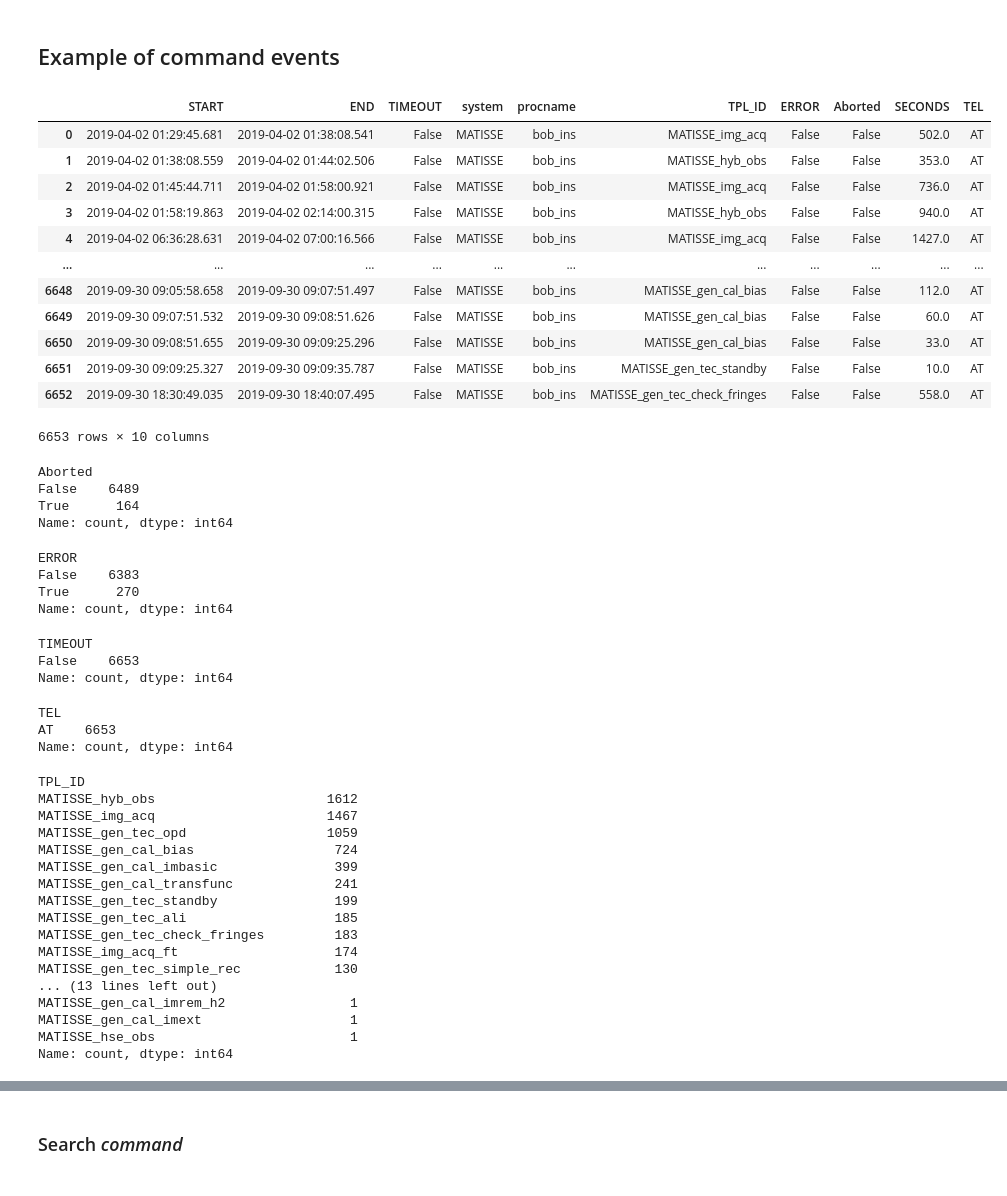
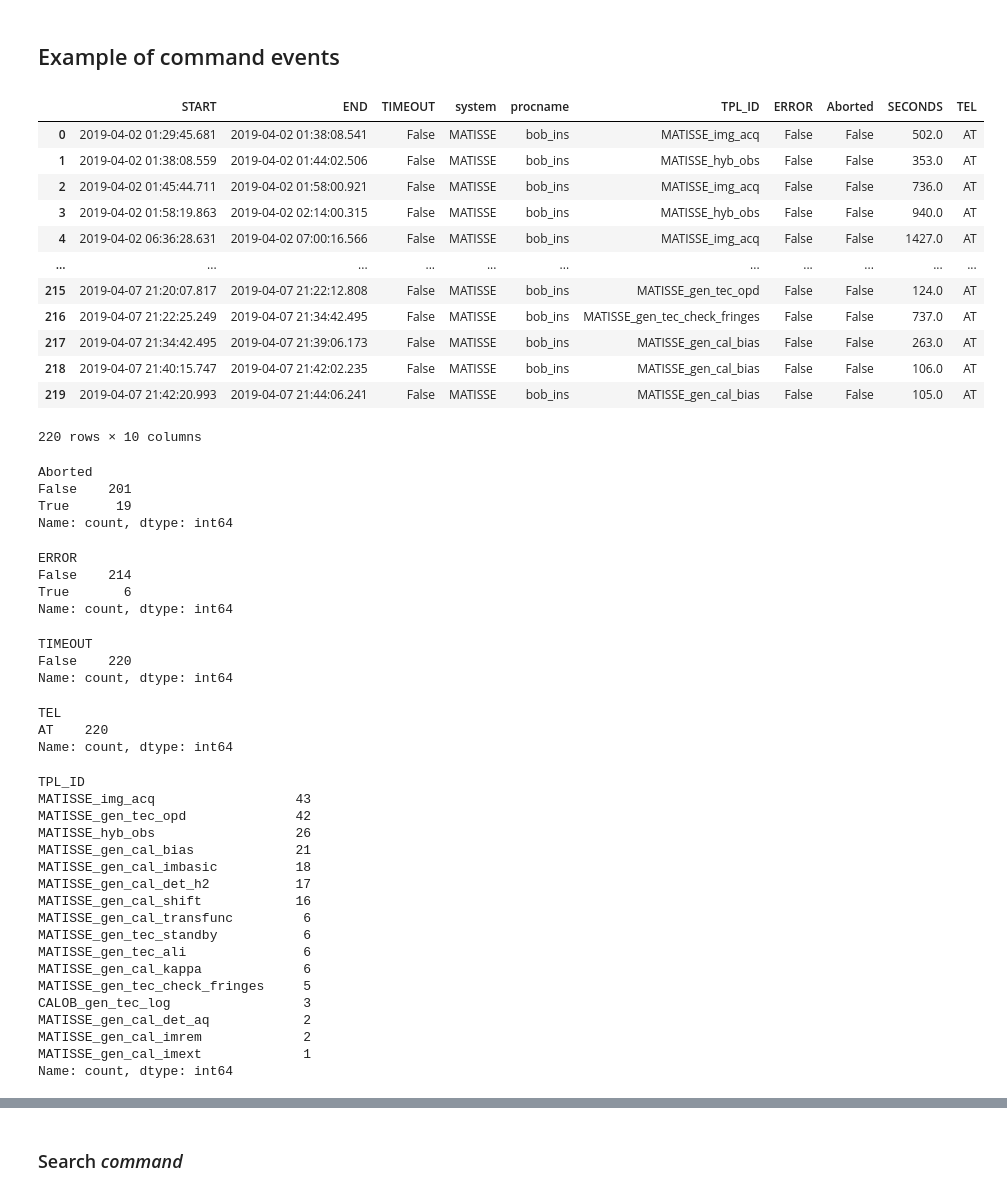
Before and after one commit to paranal-sw/collaborations-UFRO-2024-2s, a Jupyter notebook: 1-command-visualization/task_description.ipynb, the cells around one changed output, grey strips where cells are left out. Saved outputs shown, nothing was run; the diff lists cells and outputs as text; code cells hidden in the pictures.

```diff
--- a/1-command-visualization/task_description.ipynb
+++ b/1-command-visualization/task_description.ipynb
@@ -79,66 +79,67 @@ def load_meta(INSTRUMENT, RANGE):
 # %% [markdown]
 ## Example of command events
 # %%
-df_meta = load_meta("MATISSE", "6m")
+df_meta = load_meta("MATISSE", "1w")
 df_meta
 # %% [output]
 |  | START | END | TIMEOUT | system | procname | TPL_ID | ERROR | Aborted | SECONDS | TEL |
 | 0 | 2019-04-02 01:29:45.681 | 2019-04-02 01:38:08.541 | False | MATISSE | bob_ins | MATISSE_img_acq | False | False | 502.0 | AT |
 | 1 | 2019-04-02 01:38:08.559 | 2019-04-02 01:44:02.506 | False | MATISSE | bob_ins | MATISSE_hyb_obs | False | False | 353.0 | AT |
 | 2 | 2019-04-02 01:45:44.711 | 2019-04-02 01:58:00.921 | False | MATISSE | bob_ins | MATISSE_img_acq | False | False | 736.0 | AT |
 | 3 | 2019-04-02 01:58:19.863 | 2019-04-02 02:14:00.315 | False | MATISSE | bob_ins | MATISSE_hyb_obs | False | False | 940.0 | AT |
 | 4 | 2019-04-02 06:36:28.631 | 2019-04-02 07:00:16.566 | False | MATISSE | bob_ins | MATISSE_img_acq | False | False | 1427.0 | AT |
 | ... | ... | ... | ... | ... | ... | ... | ... | ... | ... | ... |
-| 6648 | 2019-09-30 09:05:58.658 | 2019-09-30 09:07:51.497 | False | MATISSE | bob_ins | MATISSE_gen_cal_bias | False | False | 112.0 | AT |
-| 6649 | 2019-09-30 09:07:51.532 | 2019-09-30 09:08:51.626 | False | MATISSE | bob_ins | MATISSE_gen_cal_bias | False | False | 60.0 | AT |
-| 6650 | 2019-09-30 09:08:51.655 | 2019-09-30 09:09:25.296 | False | MATISSE | bob_ins | MATISSE_gen_cal_bias | False | False | 33.0 | AT |
-| 6651 | 2019-09-30 09:09:25.327 | 2019-09-30 09:09:35.787 | False | MATISSE | bob_ins | MATISSE_gen_tec_standby | False | False | 10.0 | AT |
-| 6652 | 2019-09-30 18:30:49.035 | 2019-09-30 18:40:07.495 | False | MATISSE | bob_ins | MATISSE_gen_tec_check_fringes | False | False | 558.0 | AT |
+| 215 | 2019-04-07 21:20:07.817 | 2019-04-07 21:22:12.808 | False | MATISSE | bob_ins | MATISSE_gen_tec_opd | False | False | 124.0 | AT |
+| 216 | 2019-04-07 21:22:25.249 | 2019-04-07 21:34:42.495 | False | MATISSE | bob_ins | MATISSE_gen_tec_check_fringes | False | False | 737.0 | AT |
+| 217 | 2019-04-07 21:34:42.495 | 2019-04-07 21:39:06.173 | False | MATISSE | bob_ins | MATISSE_gen_cal_bias | False | False | 263.0 | AT |
+| 218 | 2019-04-07 21:40:15.747 | 2019-04-07 21:42:02.235 | False | MATISSE | bob_ins | MATISSE_gen_cal_bias | False | False | 106.0 | AT |
+| 219 | 2019-04-07 21:42:20.993 | 2019-04-07 21:44:06.241 | False | MATISSE | bob_ins | MATISSE_gen_cal_bias | False | False | 105.0 | AT |
-6653 rows × 10 columns
+220 rows × 10 columns
 # %%
 df_meta['Aborted'].value_counts()
 # %% [output]
 Aborted
-False    6489
-True      164
+False    201
+True      19
 Name: count, dtype: int64
 # %%
 df_meta['ERROR'].value_counts()
 # %% [output]
 ERROR
-False    6383
-True      270
+False    214
+True       6
 Name: count, dtype: int64
 # %%
 df_meta['TIMEOUT'].value_counts()
 # %% [output]
 TIMEOUT
-False    6653
+False    220
 Name: count, dtype: int64
 # %%
 df_meta['TEL'].value_counts()
 # %% [output]
 TEL
-AT    6653
+AT    220
 Name: count, dtype: int64
 # %%
 df_meta['TPL_ID'].value_counts()
 # %% [output]
 TPL_ID
-MATISSE_hyb_obs                      1612
-MATISSE_img_acq                      1467
-MATISSE_gen_tec_opd                  1059
-MATISSE_gen_cal_bias                  724
-MATISSE_gen_cal_imbasic               399
-MATISSE_gen_cal_transfunc             241
-MATISSE_gen_tec_standby               199
-MATISSE_gen_tec_ali                   185
-MATISSE_gen_tec_check_fringes         183
-MATISSE_img_acq_ft                    174
-MATISSE_gen_tec_simple_rec            130
-... (13 lines left out)
-MATISSE_gen_cal_imrem_h2                1
-MATISSE_gen_cal_imext                   1
-MATISSE_hse_obs                         1
+MATISSE_img_acq                  43
+MATISSE_gen_tec_opd              42
+MATISSE_hyb_obs                  26
+MATISSE_gen_cal_bias             21
+MATISSE_gen_cal_imbasic          18
+MATISSE_gen_cal_det_h2           17
+MATISSE_gen_cal_shift            16
+MATISSE_gen_cal_transfunc         6
+MATISSE_gen_tec_standby           6
+MATISSE_gen_tec_ali               6
+MATISSE_gen_cal_kappa             6
+MATISSE_gen_tec_check_fringes     5
+CALOB_gen_tec_log                 3
+MATISSE_gen_cal_det_aq            2
+MATISSE_gen_cal_imrem             2
+MATISSE_gen_cal_imext             1
 Name: count, dtype: int64
 # %%
```
Also changed, not shown: parts of 24 cells of this notebook, 2 other files.
